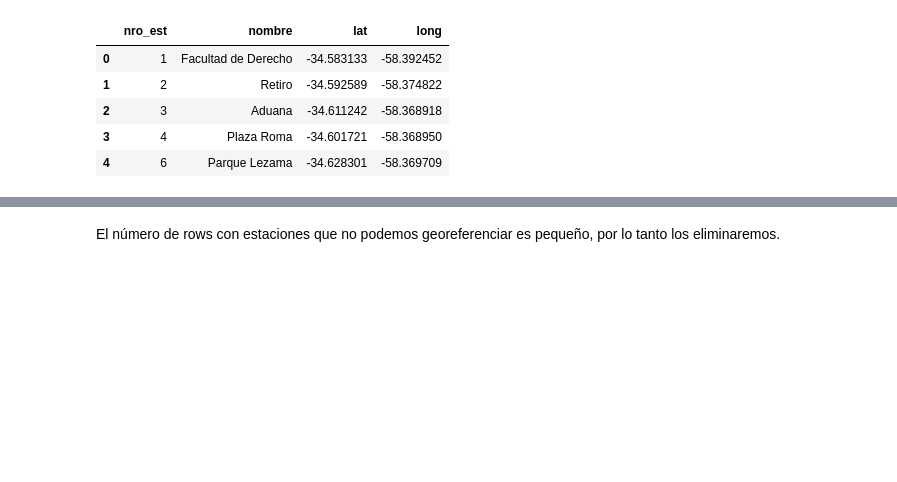
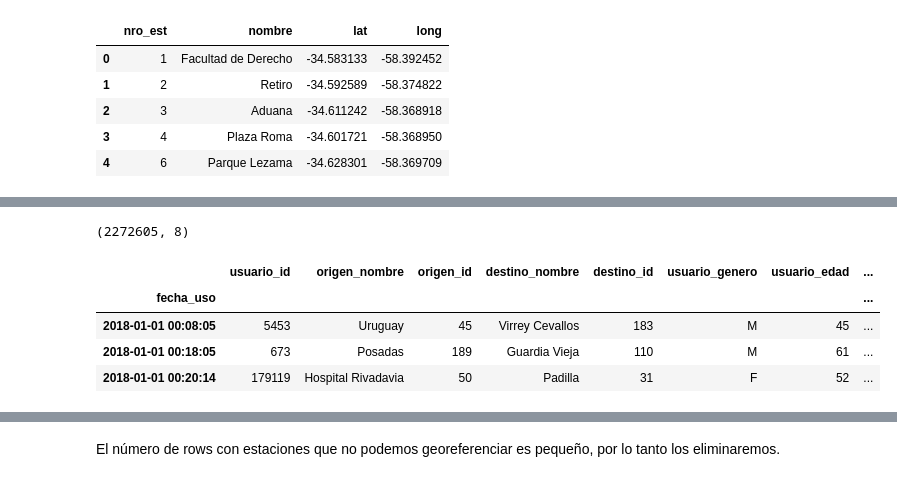
Before and after one commit to pydarg/CABA_MyT_BicicletasPublicas, a Jupyter notebook: notebooks/02-GPS-expetimental.ipynb, the cells around one changed output, grey strips where cells are left out. Drawn from its saved outputs; the diff is of its cells as text; code cells hidden in the pictures; blank space fills up the shorter version.

```diff
--- a/notebooks/02-GPS-expetimental.ipynb
+++ b/notebooks/02-GPS-expetimental.ipynb
@@ -49,0 +69,12 @@ df = get_data(year=2018)
+# %%
+df.shape
+# %% [output]
+(2272605, 8)
+# %%
+df.head(3)
+# %% [output]
+|  | usuario_id | origen_nombre | origen_id | destino_nombre | destino_id | usuario_genero | usuario_edad | ... |
+| fecha_uso |  |  |  |  |  |  |  | ... |
+| 2018-01-01 00:08:05 | 5453 | Uruguay | 45 | Virrey Cevallos | 183 | M | 45 | ... |
+| 2018-01-01 00:18:05 | 673 | Posadas | 189 | Guardia Vieja | 110 | M | 61 | ... |
+| 2018-01-01 00:20:14 | 179119 | Hospital Rivadavia | 50 | Padilla | 31 | F | 52 | ... |
```
Also changed, not shown: parts of 61 cells of this notebook.
